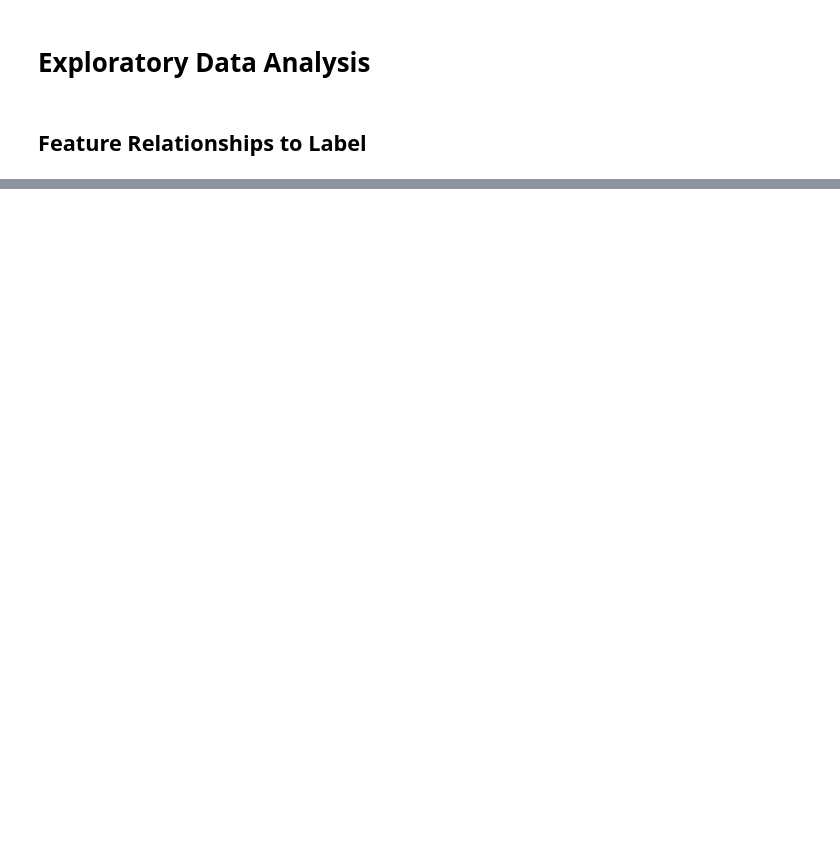
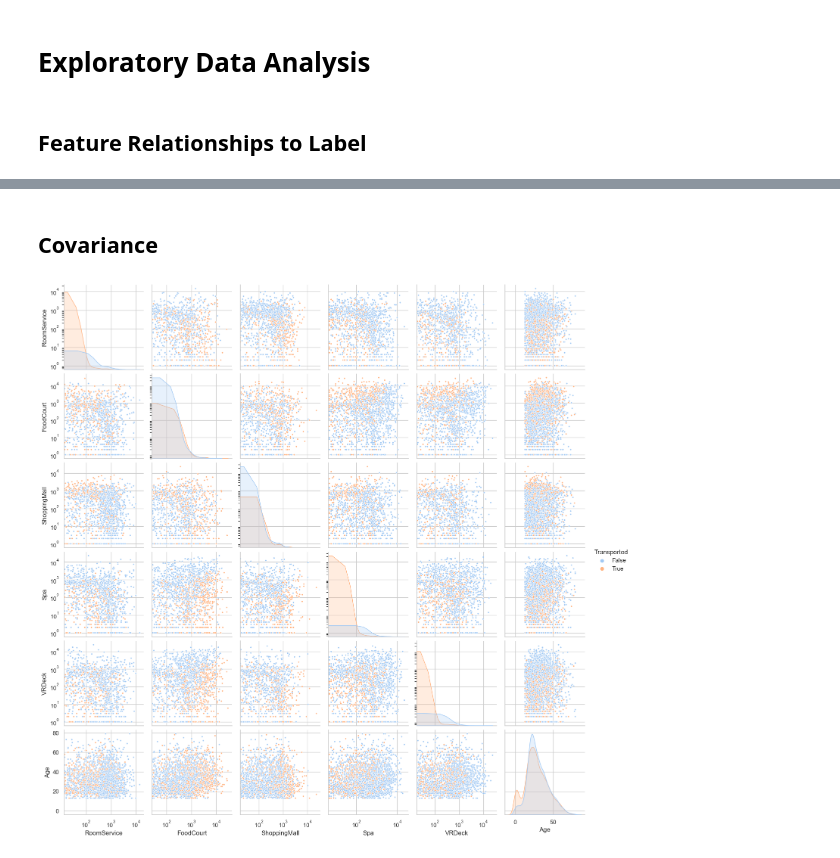
Before and after one commit to mcintalmo/spaceship-titanic, a Jupyter notebook: spaceship_titanic.ipynb, the cells around one changed output, grey strips where cells are left out. Saved outputs shown, nothing was run; the diff lists cells and outputs as text; code cells hidden in the pictures; blank space fills up the shorter version.

```diff
--- a/spaceship_titanic.ipynb
+++ b/spaceship_titanic.ipynb
@@ -166,7 +301,5 @@ for feature in numerical_features:
 # %%
-for feature in numerical_features:
-    if feature == "Age":
-        continue
+for feature in log_numerical_features:
     ax = sns.histplot(
         data=train[train[feature] > 0],
         x=feature,
@@ -185,0 +319,2 @@ for feature in numerical_features:
+# %% [markdown]
+## Covariance
@@ -185,0 +323,9 @@ for feature in numerical_features:
+# %%
+pp = sns.pairplot(train, vars=log_numerical_features + ["Age"], markers=".", hue=label)
+for ax in pp.axes.flat:
+    if ax.get_xlabel() in log_numerical_features:
+        ax.set(xscale="log")
+    if ax.get_ylabel() in log_numerical_features:
+        ax.set(yscale="log")
+# %% [output]
+[figure, added]
```
Also changed, not shown: parts of 24 cells of this notebook.
